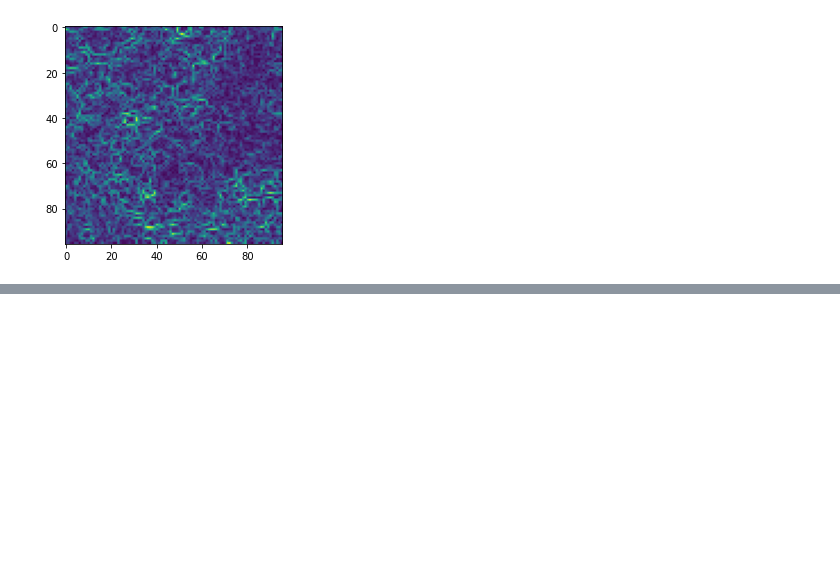
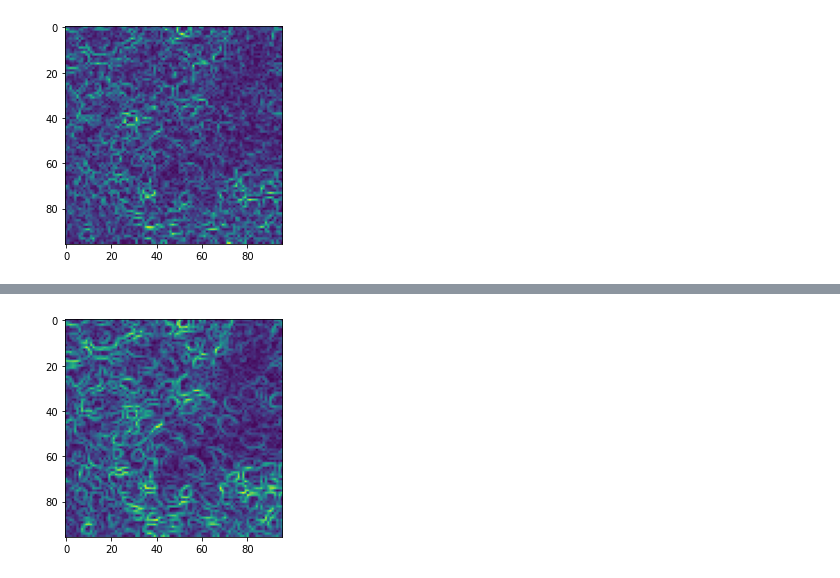
Before and after one commit to johnalanwillis/ilc-nodalMet-ML, a Jupyter notebook: code/Exploring-Segmentation.ipynb, the cells around one changed output, grey strips where cells are left out. Cells and saved outputs as stored; diff of their text form; code cells hidden in the pictures; blank space fills up the shorter version.

Commit message:
updated filter work and readme files

```diff
--- a/code/Exploring-Segmentation.ipynb
+++ b/code/Exploring-Segmentation.ipynb
@@ -182,0 +202,12 @@ SyntaxError: unexpected EOF while parsing (<ipython-input-54-495a67101137>, line
+# %%
+## Explore some of the built-in filters from skimage
+## Next look at filtering and edge detection with the "Sobel Operator" https://en.wikipedia.org/wiki/Sobel_operator
+### Like the roberts operator, it is based on a gradient of pixel intensity by x,y position
+### like th roberts operator, it uses relatively simple steps to produce reasonable edge detection results, but is sensitive to high frequency noise
+test_sobel = sobel(testimage[:,:,0])
+plt.imshow(test_sobel)
+
+imfiles_small_sobel=[]
+imfiles_small_sobel=[[sobel(image[:,:, colorVal]) for image in imfiles_small] for colorVal in [0,1,2]]
+# %% [output]
+[figure, added]
```
Also changed, not shown: parts of 24 cells of this notebook, 1 other file.
